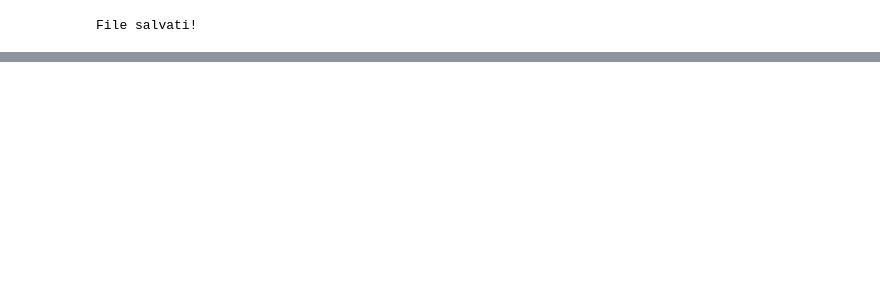
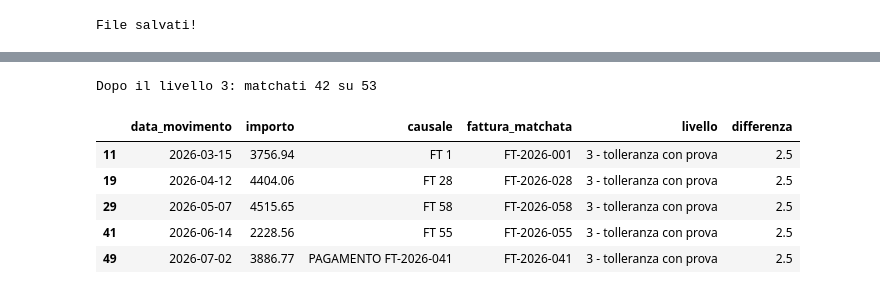
Before and after one commit to sarahjouini/riconciliazione-bancaria, a Jupyter notebook: riconciliazione.ipynb, the cells around one changed output, grey strips where cells are left out. Cells and saved outputs as stored; diff of their text form; code cells hidden in the pictures; blank space fills up the shorter version.

```diff
--- a/riconciliazione.ipynb
+++ b/riconciliazione.ipynb
@@ -173,0 +232,4 @@ Livello 1: matchati 23 movimenti su 52
+# %%
+rimasti = df_risultati[df_risultati["fattura_matchata"].isna()]
+print(f"Movimenti non matchati: {len(rimasti)}")
+rimasti.sort_values("importo")
@@ -173,0 +255,11 @@ Livello 1: matchati 23 movimenti su 52
+# %%
+fatture_aperte = df_fatture[~df_fatture["numero_fattura"].isin(fatture_usate)]
+
+for idx, riga in rimasti.iterrows():
+    if riga["importo"] <= 0:
+        continue
+    vicine = fatture_aperte[abs(fatture_aperte["importo"] - riga["importo"]) < 5]
+    for _, f in vicine.iterrows():
+        diff = round(f["importo"] - riga["importo"], 2)
+        print(f"{riga['causale'][:40]:40} | movimento {riga['importo']:>9} | "
+              f"{f['numero_fattura']} da {f['importo']:>9} | differenza: {diff}")
@@ -173,0 +277,44 @@ Livello 1: matchati 23 movimenti su 52
+# %%
+df_risultati["differenza"] = 0.0  # nuova colonna: scostamento importo
+
+for idx, riga in df_risultati[df_risultati["fattura_matchata"].isna()].iterrows():
+    if riga["importo"] <= 0:
+        continue
+
+    causale = riga["causale"].upper()
+    fatture_aperte = df_fatture[~df_fatture["numero_fattura"].isin(fatture_usate)]
+
+    # Candidate: importo vicino (entro 5 euro) e data compatibile
+    for _, fatt in fatture_aperte.iterrows():
+        diff = round(fatt["importo"] - riga["importo"], 2)
+        if abs(diff) > 5:
+            continue
+        giorni = (riga["data_movimento"] - fatt["data_scadenza"]).days
+        if not (-5 <= giorni <= 30):
+            continue
+
+        # PROVA 1: numero fattura presente in causale
+        numeri = [int(n) for n in re.findall(r"\d+", causale)]
+        prova_numero = fatt["numero"] in numeri
+
+        # PROVA 2: nome cliente presente in causale
+        prova_cliente = fatt["cliente"].upper() in causale
+
+        if prova_numero or prova_cliente:
+            df_risultati.loc[idx, "fattura_matchata"] = fatt["numero_fattura"]
+            df_risultati.loc[idx, "livello"] = "3 - tolleranza con prova"
+            df_risultati.loc[idx, "differenza"] = diff
+            fatture_usate.add(fatt["numero_fattura"])
+            break
+
+matchati_tot = df_risultati["fattura_matchata"].notna().sum()
+print(f"Dopo il livello 3: matchati {matchati_tot} su {len(df_risultati)}")
+df_risultati[df_risultati["livello"] == "3 - tolleranza con prova"]
+# %% [output]
+Dopo il livello 3: matchati 42 su 53
+|  | data_movimento | importo | causale | fattura_matchata | livello | differenza |
+| 11 | 2026-03-15 | 3756.94 | FT 1 | FT-2026-001 | 3 - tolleranza con prova | 2.5 |
+| 19 | 2026-04-12 | 4404.06 | FT 28 | FT-2026-028 | 3 - tolleranza con prova | 2.5 |
+| 29 | 2026-05-07 | 4515.65 | FT 58 | FT-2026-058 | 3 - tolleranza con prova | 2.5 |
+| 41 | 2026-06-14 | 2228.56 | FT 55 | FT-2026-055 | 3 - tolleranza con prova | 2.5 |
+| 49 | 2026-07-02 | 3886.77 | PAGAMENTO FT-2026-041 | FT-2026-041 | 3 - tolleranza con prova | 2.5 |
```
Also changed, not shown: parts of 9 cells of this notebook, 1 other file.
